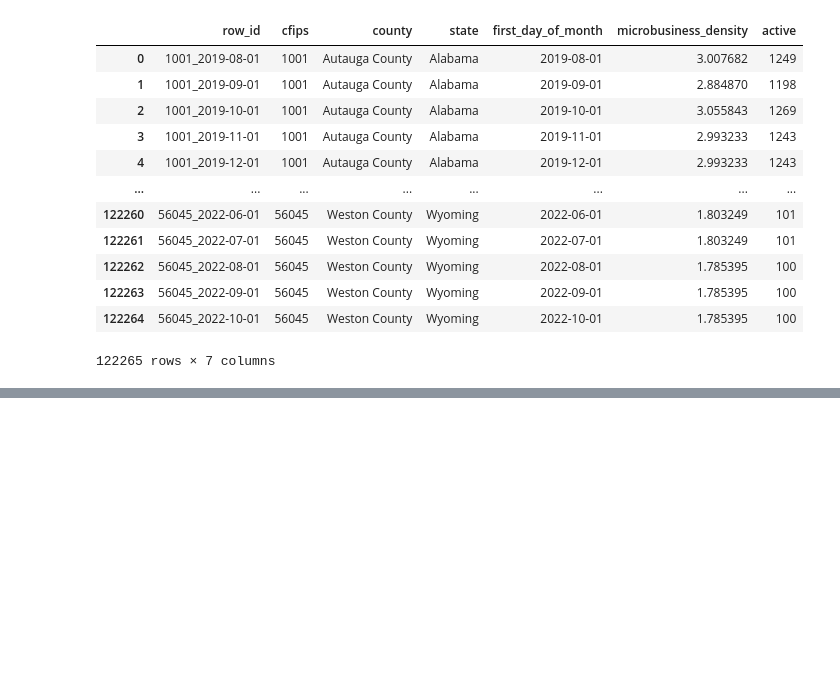
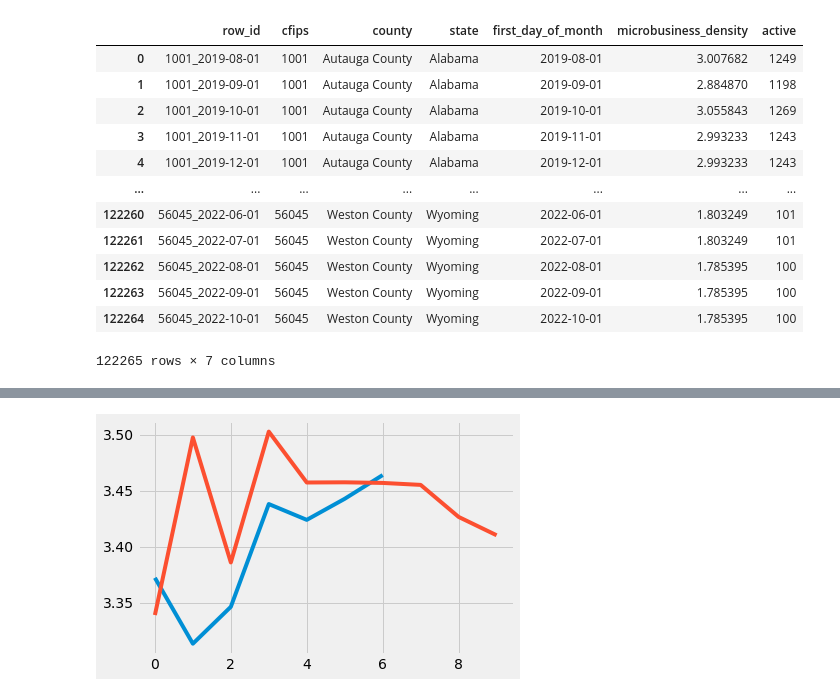
Before and after one commit to Enforcer03/GoDaddy-microbusiness-forcasting, a Jupyter notebook: code.ipynb, the cells around one changed output, grey strips where cells are left out. Cells and saved outputs as stored; diff of their text form; code cells hidden in the pictures; blank space fills up the shorter version.

```diff
--- a/code.ipynb
+++ b/code.ipynb
@@ -93,0 +105,7 @@ plt.show()
+# %%
+df=df.fillna(method='bfill')
+# %%
+train=df[:pd.to_datetime('2022-03-01')][[1001,  1003,  1005,  1007,  1009,  1011,  1013,  1015,  1017,
+             1019]]
+valid=df[pd.to_datetime('2022-04-01'):][[1001,  1003,  1005,  1007,  1009,  1011,  1013,  1015,  1017,
+             1019]]
@@ -93,0 +129,4 @@ plt.show()
+# %%
+model = VARMAX(np.asarray(train), order=(1,2), trend='ct') # c indicates a constant trend
+results = model.fit()
+results.summary()
@@ -93,0 +151,8 @@ plt.show()
+# %%
+forecast=results.forecast(10)
+# %%
+plt.plot(np.array(valid[1001]))
+plt.plot(np.array(pd.DataFrame(forecast).iloc[:][0]))
+plt.show()
+# %% [output]
+[figure, added]
```
Also changed, not shown: parts of 20 cells of this notebook.
